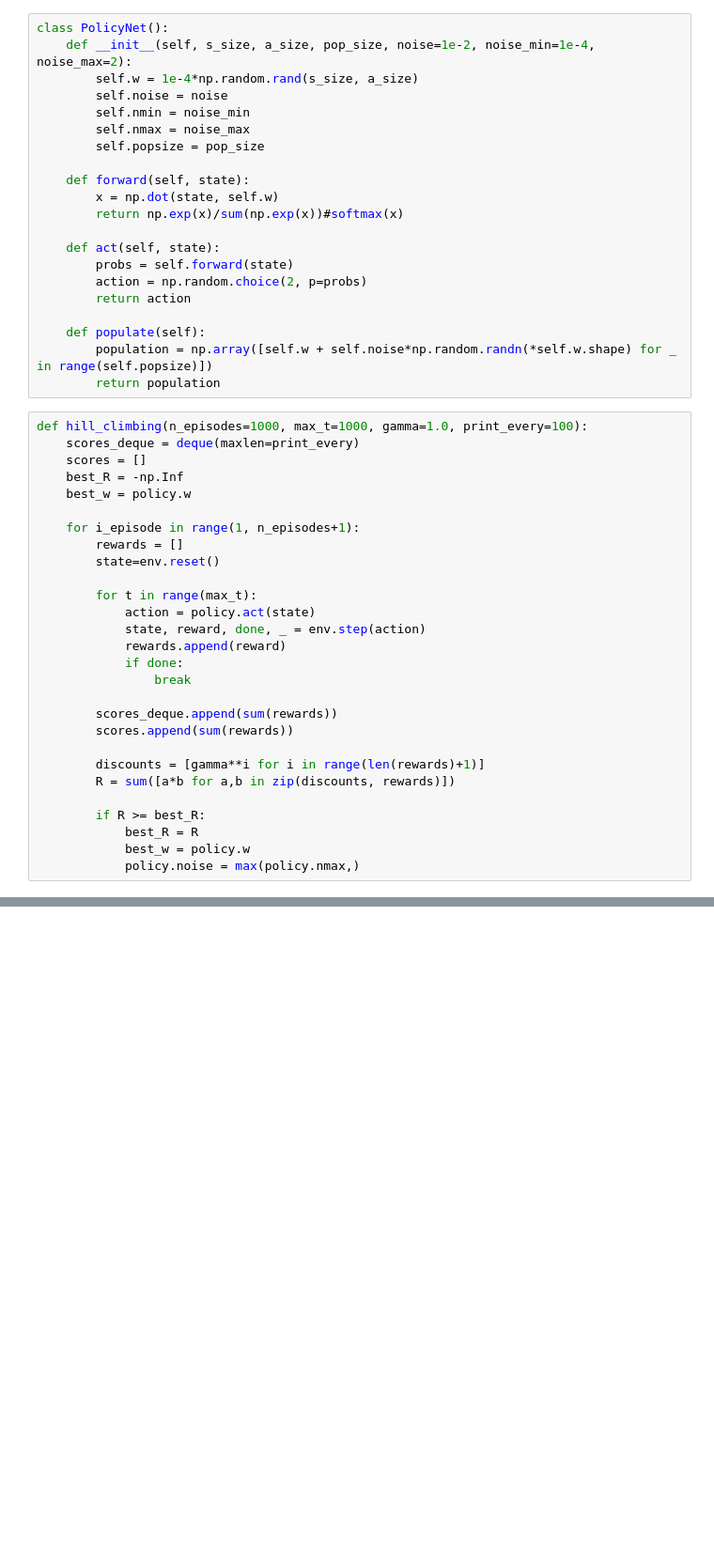
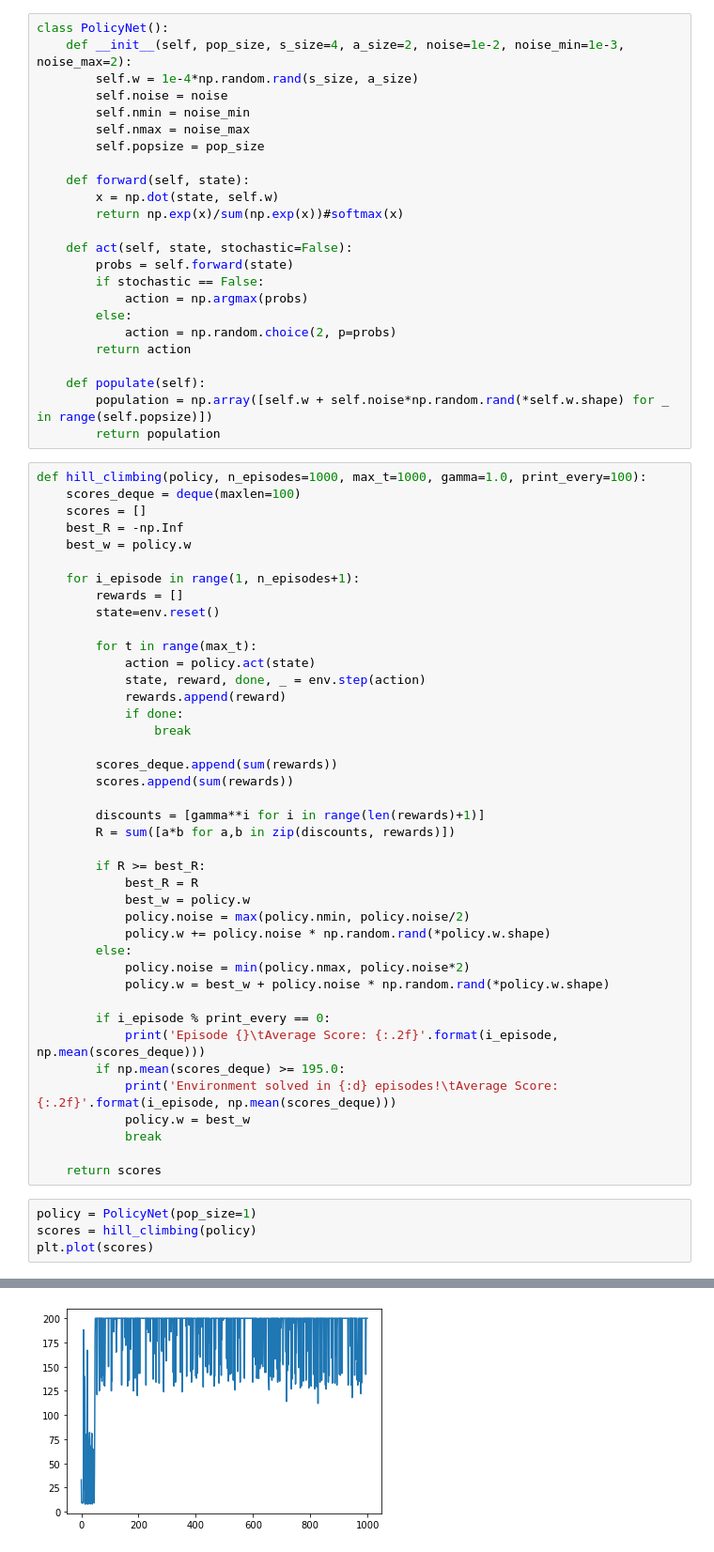
Before and after one commit to andrefmsmith/amsRL_openAIgym, a Jupyter notebook: CodeBlog_Cartpole_Policy.ipynb, the cells around one changed output, grey strips where cells are left out. Shown: that part at 94% size. Saved outputs shown, nothing was run; the diff lists cells and outputs as text; blank space fills up the shorter version.

```diff
--- a/CodeBlog_Cartpole_Policy.ipynb
+++ b/CodeBlog_Cartpole_Policy.ipynb
@@ -16,7 +14,7 @@ observation space: Box(4,)
 action space: Discrete(2)
 # %%
 class PolicyNet():
-    def __init__(self, s_size, a_size, pop_size, noise=1e-2, noise_min=1e-4, noise_max=2):
+    def __init__(self, pop_size, s_size=4, a_size=2, noise=1e-2, noise_min=1e-3, noise_max=2):
         self.w = 1e-4*np.random.rand(s_size, a_size)
         self.noise = noise
         self.nmin = noise_min
@@ -27,17 +25,20 @@ class PolicyNet():
         x = np.dot(state, self.w)
         return np.exp(x)/sum(np.exp(x))#softmax(x)
 
-    def act(self, state):
+    def act(self, state, stochastic=False):
         probs = self.forward(state)
-        action = np.random.choice(2, p=probs)
+        if stochastic == False:
+            action = np.argmax(probs)
+        else:
+            action = np.random.choice(2, p=probs)
         return action
 
     def populate(self):
-        population = np.array([self.w + self.noise*np.random.randn(*self.w.shape) for _ in range(self.popsize)])
+        population = np.array([self.w + self.noise*np.random.rand(*self.w.shape) for _ in range(self.popsize)])
         return population
 # %%
-def hill_climbing(n_episodes=1000, max_t=1000, gamma=1.0, print_every=100):
-    scores_deque = deque(maxlen=print_every)
+def hill_climbing(policy, n_episodes=1000, max_t=1000, gamma=1.0, print_every=100):
+    scores_deque = deque(maxlen=100)
     scores = []
     best_R = -np.Inf
     best_w = policy.w
@@ -62,4 +63,22 @@ def hill_climbing(n_episodes=1000, max_t=1000, gamma=1.0, print_every=100):
         if R >= best_R:
             best_R = R
             best_w = policy.w
-            policy.noise = max(policy.nmax,)
+            policy.noise = max(policy.nmin, policy.noise/2)
+            policy.w += policy.noise * np.random.rand(*policy.w.shape)
+        else:
+            policy.noise = min(policy.nmax, policy.noise*2)
+            policy.w = best_w + policy.noise * np.random.rand(*policy.w.shape)
+
+        if i_episode % print_every == 0:
+            print('Episode {}\tAverage Score: {:.2f}'.format(i_episode, np.mean(scores_deque)))
+        if np.mean(scores_deque) >= 195.0:
+            print('Environment solved in {:d} episodes!\tAverage Score: {:.2f}'.format(i_episode, np.mean(scores_deque)))
+            policy.w = best_w
+            break
+
+    return scores
+# %%
+policy = PolicyNet(pop_size=1)
+scores = hill_climbing(policy)
+plt.plot(scores)
+# %% [output]
@@ -66 +96,2 @@ def hill_climbing(n_episodes=1000, max_t=1000, gamma=1.0, print_every=100):
+[figure, added]
 # %%
```
Also changed, not shown: parts of 17 cells of this notebook.
